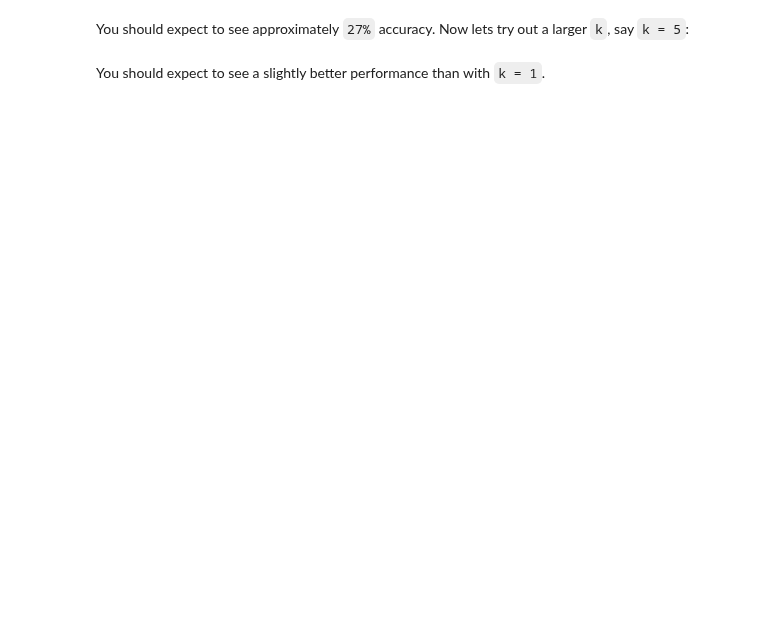
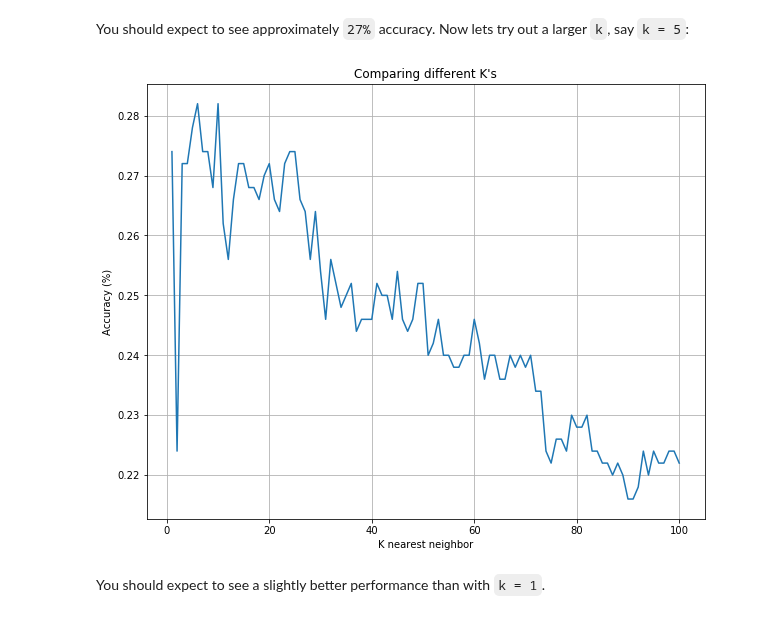
Before and after one commit to rafaelpadilla/Deep-Learning-Topics, a Jupyter notebook: assignments/CS231n/Assignment 1/knn.ipynb, the cells around one changed output. Cells and saved outputs as stored; diff of their text form; code cells hidden in the pictures; blank space fills up the shorter version.

```diff
--- a/assignments/CS231n/Assignment 1/knn.ipynb
+++ b/assignments/CS231n/Assignment 1/knn.ipynb
@@ -137,10 +137,28 @@ Got 57 / 500 correct => accuracy: 0.114000
 # %% [markdown]
 You should expect to see approximately `27%` accuracy. Now lets try out a larger `k`, say `k = 5`:
-# %%
-y_test_pred = classifier.predict_labels(dists, k=5)
-num_correct = np.sum(y_test_pred == y_test)
-accuracy = float(num_correct) / num_test
-print('Got %d / %d correct => accuracy: %f' % (num_correct, num_test, accuracy))
+# %%
+import matplotlib.pyplot as pplot
+
+# Instead of trying different k's, I'll loop through k=1 to k=100 and plot the results
+accuracies = []
+ks = []
+pplot.figure()
+pplot.title("Comparing different K's")
+pplot.xlabel('K nearest neighbor')
+pplot.ylabel('Accuracy (%)')
+pplot.grid()
+
+for k in range(1,101):
+    y_test_pred = classifier.predict_labels(dists, k)
+    num_correct = np.sum(y_test_pred == y_test)
+    accuracy = float(num_correct) / num_test
+#     print('k= %d: Got %d / %d correct => accuracy: %f' % (k, num_correct, num_test, accuracy))
+    accuracies.append(accuracy)
+    ks.append(k)
+pplot.plot(ks, accuracies)
+pplot.show()
+# %% [output]
+[figure, added]
 # %% [markdown]
 You should expect to see a slightly better performance than with `k = 1`.
 # %%
```
Also changed, not shown: parts of 6 cells of this notebook, 1 other file.
